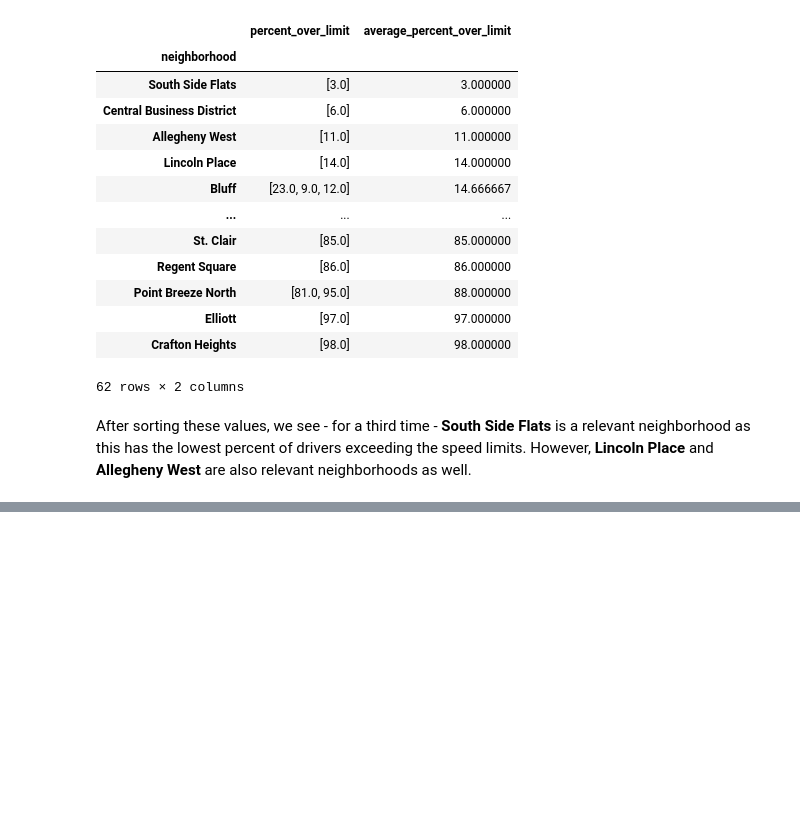
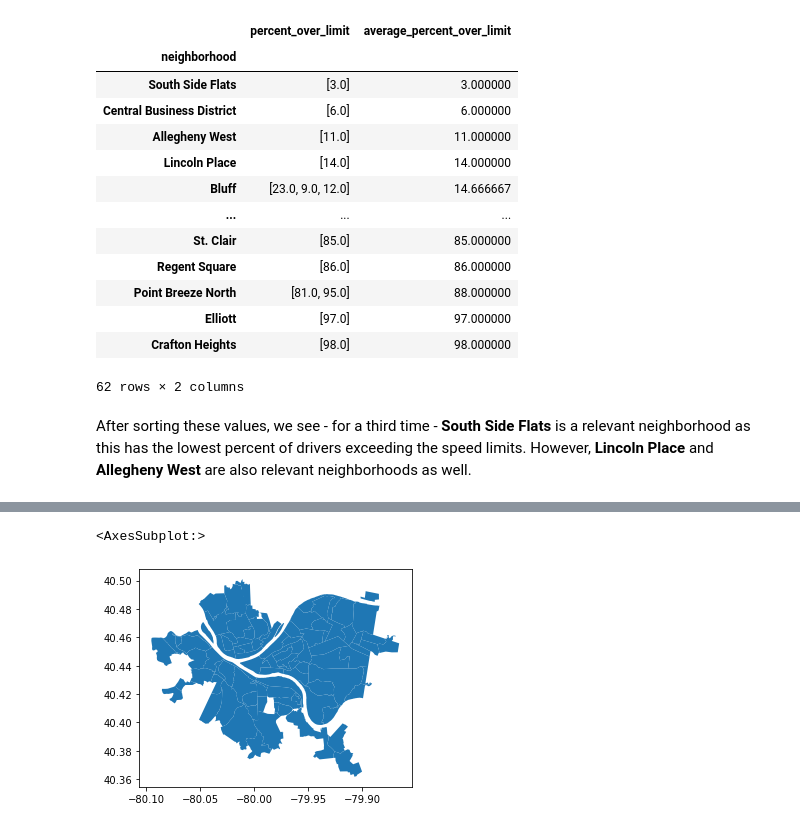
Before and after one commit to BGL18/CMPINF-10-Final-Project, a Jupyter notebook: Final Project Notebook.ipynb, the cells around one changed output, grey strips where cells are left out. Drawn from its saved outputs; the diff is of its cells as text; code cells hidden in the pictures; blank space fills up the shorter version.

```diff
--- a/Final Project Notebook.ipynb
+++ b/Final Project Notebook.ipynb
@@ -348,0 +472,7 @@ After sorting these values, we see - for a third time - **South Side Flats** is
+# %%
+import geopandas
+neighborhoods = geopandas.read_file("Neighborhoods/Neighborhoods_.shp")
+neighborhoods.plot()
+# %% [output]
+<AxesSubplot:>
+[figure, added]
```
Also changed, not shown: parts of 11 cells of this notebook.
